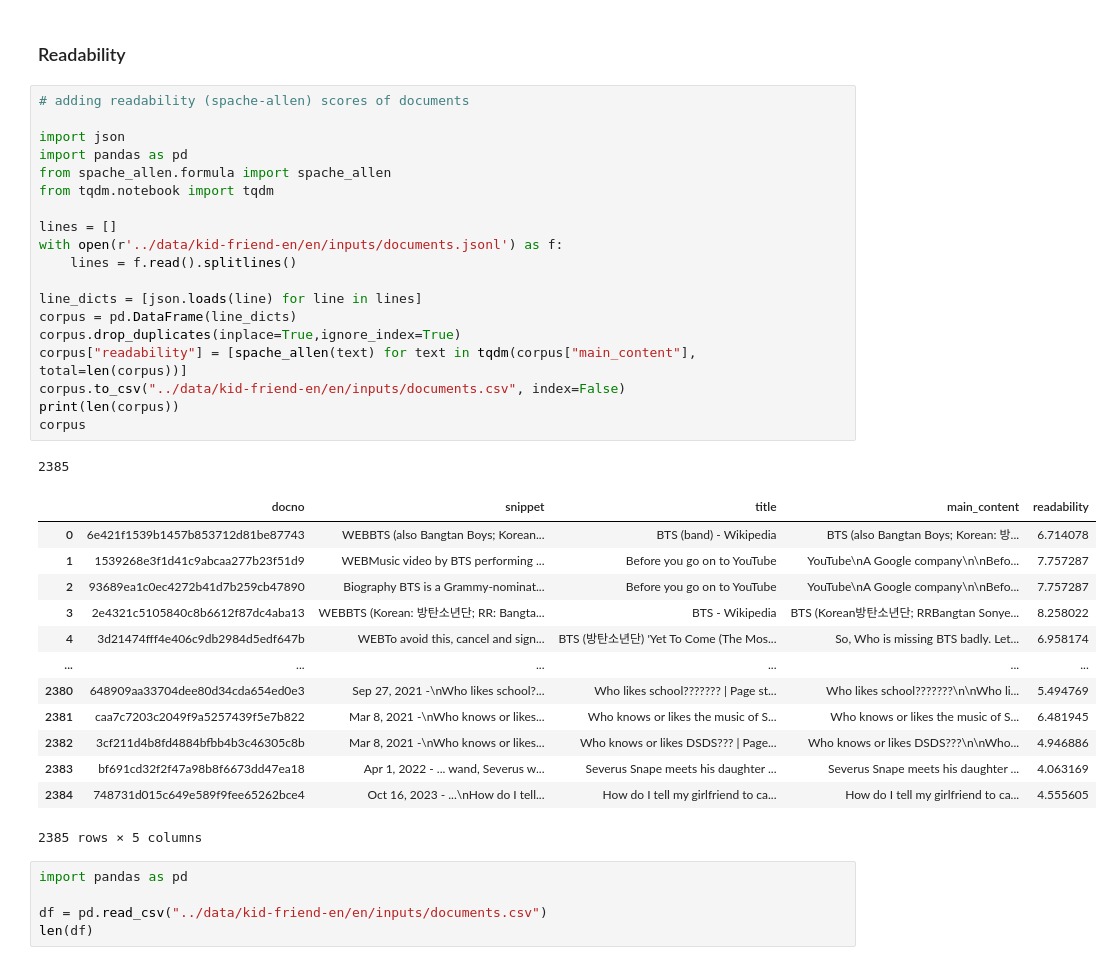
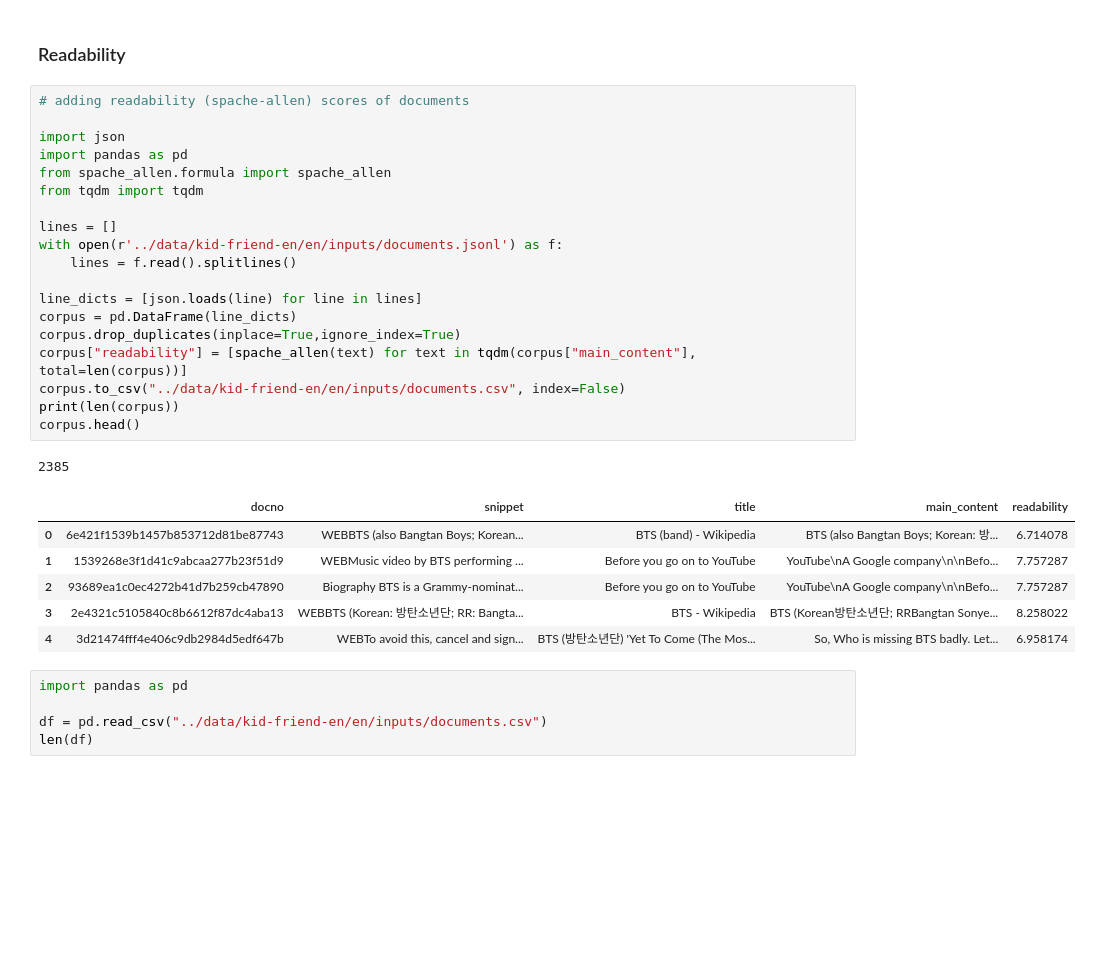
Before and after one commit to SOLandChildren/ChildCenteredEvaluation, a Jupyter notebook: code/kid_friend_preprocessing.ipynb, the cells around one changed output. Saved outputs shown, nothing was run; the diff lists cells and outputs as text; blank space fills up the shorter version.

```diff
--- a/code/kid_friend_preprocessing.ipynb
+++ b/code/kid_friend_preprocessing.ipynb
@@ -92,37 +92,30 @@ dtype: object
 # %%
 # adding readability (spache-allen) scores of documents
 
 import json
 import pandas as pd
 from spache_allen.formula import spache_allen
-from tqdm.notebook import tqdm
+from tqdm import tqdm
 
 lines = []
 with open(r'../data/kid-friend-en/en/inputs/documents.jsonl') as f:
     lines = f.read().splitlines()
 
 line_dicts = [json.loads(line) for line in lines]
 corpus = pd.DataFrame(line_dicts)
 corpus.drop_duplicates(inplace=True,ignore_index=True)
 corpus["readability"] = [spache_allen(text) for text in tqdm(corpus["main_content"], total=len(corpus))]
 corpus.to_csv("../data/kid-friend-en/en/inputs/documents.csv", index=False)
 print(len(corpus))
-corpus
+corpus.head()
 # %% [output]
 2385
 |  | docno | snippet | title | main_content | readability |
 | 0 | 6e421f1539b1457b853712d81be87743 | WEBBTS (also Bangtan Boys; Korean... | BTS (band) - Wikipedia | BTS (also Bangtan Boys; Korean: 방... | 6.714078 |
 | 1 | 1539268e3f1d41c9abcaa277b23f51d9 | WEBMusic video by BTS performing ... | Before you go on to YouTube | YouTube\nA Google company\n\nBefo... | 7.757287 |
 | 2 | 93689ea1c0ec4272b41d7b259cb47890 | Biography BTS is a Grammy-nominat... | Before you go on to YouTube | YouTube\nA Google company\n\nBefo... | 7.757287 |
 | 3 | 2e4321c5105840c8b6612f87dc4aba13 | WEBBTS (Korean: 방탄소년단; RR: Bangta... | BTS - Wikipedia | BTS (Korean방탄소년단; RRBangtan Sonye... | 8.258022 |
 | 4 | 3d21474fff4e406c9db2984d5edf647b | WEBTo avoid this, cancel and sign... | BTS (방탄소년단) 'Yet To Come (The Mos... | So, Who is missing BTS badly. Let... | 6.958174 |
-| ... | ... | ... | ... | ... | ... |
-| 2380 | 648909aa33704dee80d34cda654ed0e3 | Sep 27, 2021 -\nWho likes school?... | Who likes school??????? | Page st... | Who likes school???????\n\nWho li... | 5.494769 |
-| 2381 | caa7c7203c2049f9a5257439f5e7b822 | Mar 8, 2021 -\nWho knows or likes... | Who knows or likes the music of S... | Who knows or likes the music of S... | 6.481945 |
-| 2382 | 3cf211d4b8fd4884bfbb4b3c46305c8b | Mar 8, 2021 -\nWho knows or likes... | Who knows or likes DSDS??? | Page... | Who knows or likes DSDS???\n\nWho... | 4.946886 |
-| 2383 | bf691cd32f2f47a98b8f6673dd47ea18 | Apr 1, 2022 - ... wand, Severus w... | Severus Snape meets his daughter ... | Severus Snape meets his daughter ... | 4.063169 |
-| 2384 | 748731d015c649e589f9fee65262bce4 | Oct 16, 2023 - ...\nHow do I tell... | How do I tell my girlfriend to ca... | How do I tell my girlfriend to ca... | 4.555605 |
-2385 rows × 5 columns
 # %%
 import pandas as pd
 
```
Also changed, not shown: 3 other files.
